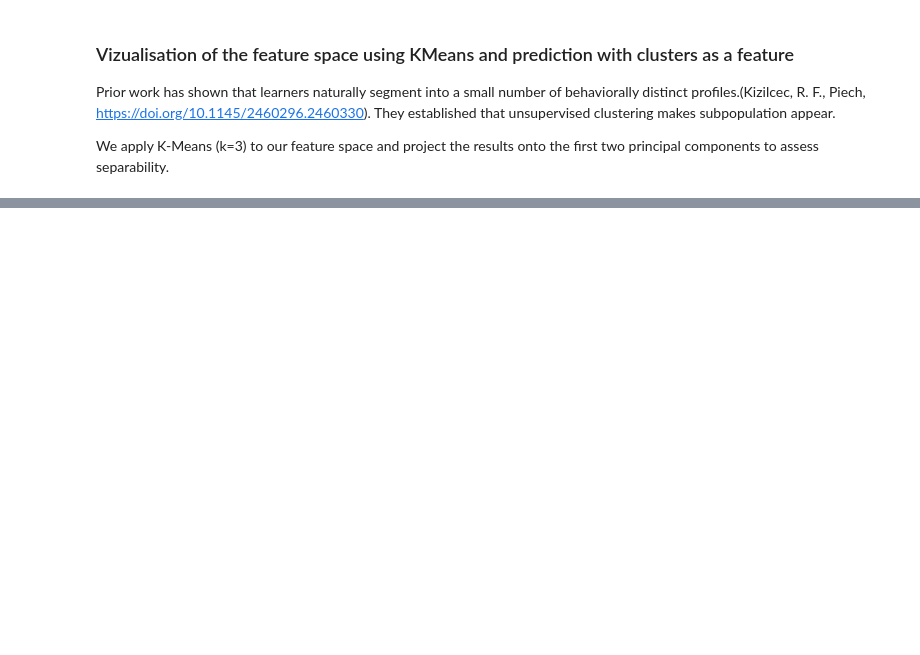
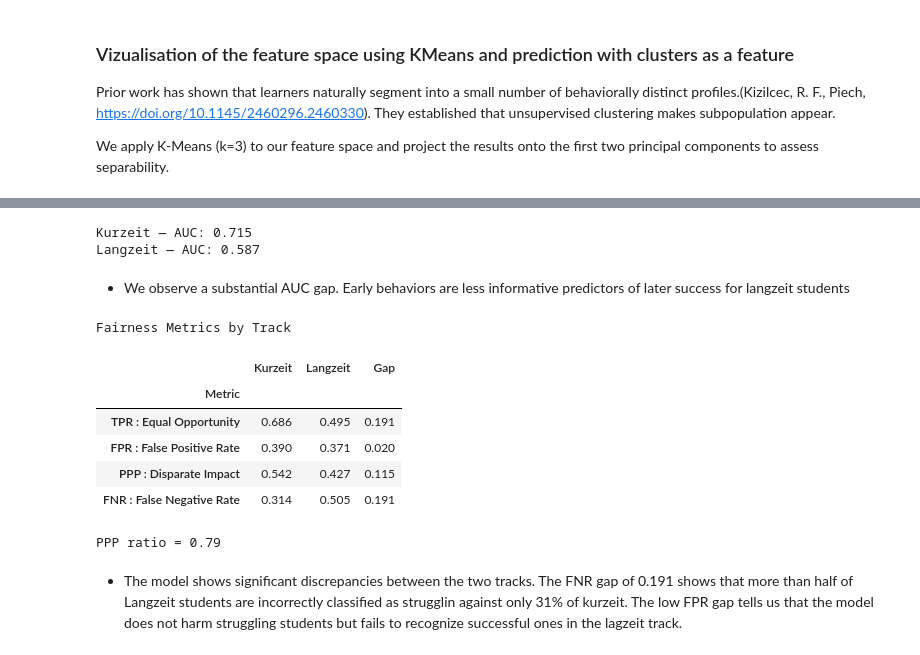
Before and after one commit to Tournedos/MLBD_2026, a Jupyter notebook: Q3/3_subquestion.ipynb, the cells around one changed output, grey strips where cells are left out. Drawn from its saved outputs; the diff is of its cells as text; code cells hidden in the pictures; blank space fills up the shorter version.

```diff
--- a/Q3/3_subquestion.ipynb
+++ b/Q3/3_subquestion.ipynb
@@ -386,0 +544,39 @@ Through this feature importance plot, we make interesting findings:
+# %%
+cv = StratifiedKFold(n_splits=5, shuffle=True, random_state=42)
+pipe = build_models()["Gradient Boosting"]
+
+kurz_mask = (df_final['q__maj_track'] == 0).values
+lang_mask = (df_final['q__maj_track'] == 1).values
+
+kurz_aucs, lang_aucs = [], []
+
+oof_proba = np.zeros(len(X))
+
+for train_idx, test_idx in cv.split(X, y):
+    pipe.fit(X.iloc[train_idx], y.iloc[train_idx])
+    y_prob = pipe.predict_proba(X.iloc[test_idx])[:, 1]
+    y_pred = (y_prob >= 0.5).astype(int)
+    y_true = y.iloc[test_idx].values
+
+    oof_proba[test_idx] = y_prob
+    # Which test indices belong to each track
+    kurz_fold = kurz_mask[test_idx]
+    lang_fold = lang_mask[test_idx]
+
+    if kurz_fold.any():
+        kurz_aucs.append(roc_auc_score(y_true[kurz_fold], y_prob[kurz_fold]))
+
+    if lang_fold.any():
+        lang_aucs.append(roc_auc_score(y_true[lang_fold], y_prob[lang_fold]))
+
+
+df_final["pred_proba"] = oof_proba
+df_final["pred_label"] = (oof_proba >= 0.5).astype(int)
+
+print(f"Kurzeit — AUC: {np.mean(kurz_aucs):.3f}")
+print(f"Langzeit — AUC: {np.mean(lang_aucs):.3f}")
+# %% [output]
+Kurzeit — AUC: 0.715
+Langzeit — AUC: 0.587
+# %% [markdown]
+- We observe a substantial AUC gap. Early behaviors are less informative predictors of later success for langzeit students
@@ -386,0 +626,25 @@ Through this feature importance plot, we make interesting findings:
+# %%
+metrics = fairness_metrics(df_final[df_final['q__maj_track'] == 0], df_final[df_final['q__maj_track'] == 1])
+# %%
+rows = []
+for name, (k, l) in metrics.items():
+    rows.append({"Metric": name, "Kurzeit": k, "Langzeit": l, "Gap": abs(k - l)})
+
+results_df = pd.DataFrame(rows).set_index("Metric")
+results_df.style\
+    .format({"Kurzeit": "{:.3f}", "Langzeit": "{:.3f}", "Gap": "{:.3f}"})\
+    .set_caption("Fairness Metrics by Track")
+# %% [output]
+Fairness Metrics by Track
+|  | Kurzeit | Langzeit | Gap |
+| Metric |  |  |  |
+| TPR : Equal Opportunity | 0.686 | 0.495 | 0.191 |
+| FPR : False Positive Rate | 0.390 | 0.371 | 0.020 |
+| PPP : Disparate Impact | 0.542 | 0.427 | 0.115 |
+| FNR : False Negative Rate | 0.314 | 0.505 | 0.191 |
+# %%
+print(f"PPP ratio = {0.427/0.542:.2f}")
+# %% [output]
+PPP ratio = 0.79
+# %% [markdown]
+- The model shows significant discrepancies between the two tracks. The FNR gap of 0.191 shows that more than half of Langzeit students are incorrectly classified as strugglin against only 31% of kurzeit. The low FPR gap tells us that the model does not harm struggling students but fails to recognize successful ones in the lagzeit track.
```
Also changed, not shown: parts of 45 cells of this notebook, 14 other files.
